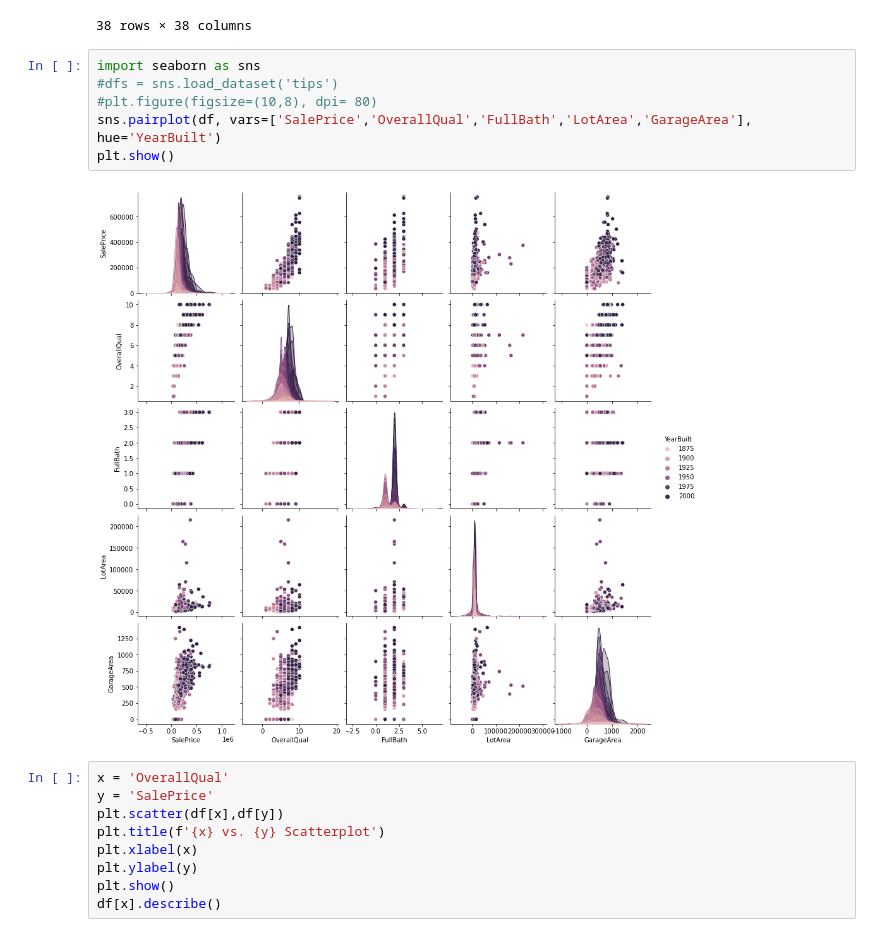
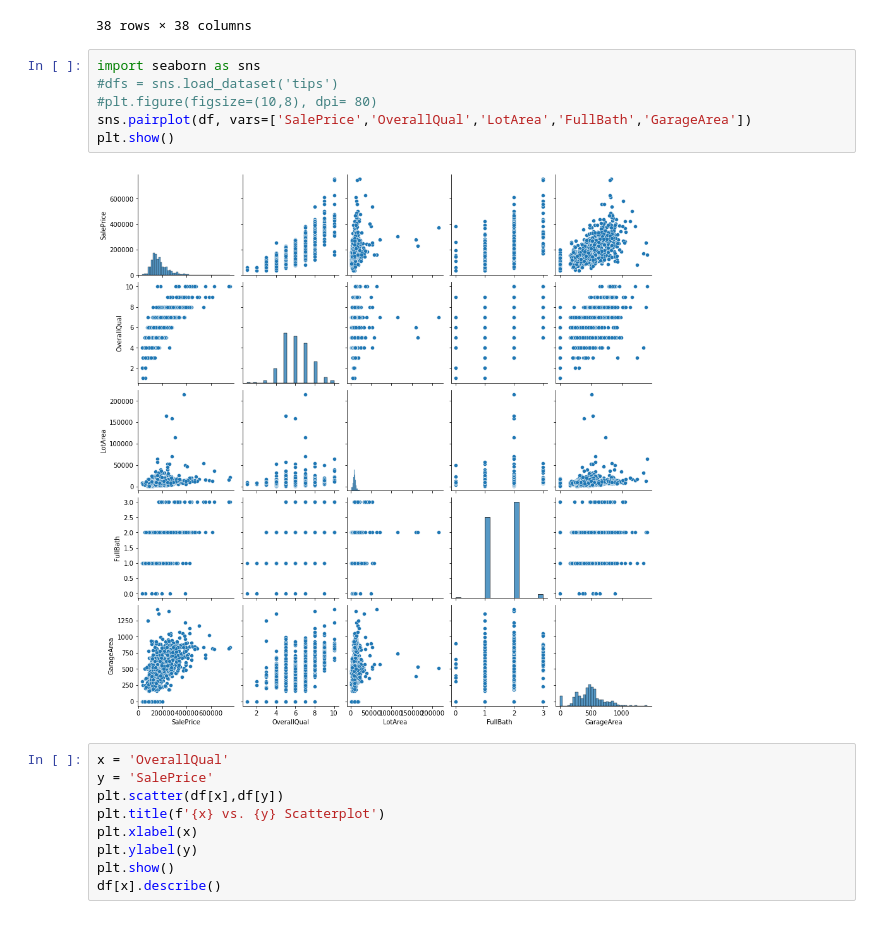
Before and after one commit to jflaher4/FA21_Exponent_Project, a Jupyter notebook: Data_Exploration/introduction.ipynb, the cells around one changed output. Drawn from its saved outputs; the diff is of its cells as text.

```diff
--- a/Data_Exploration/introduction.ipynb
+++ b/Data_Exploration/introduction.ipynb
@@ -63,11 +63,11 @@ df.corr()
 # %%
 import seaborn as sns
 #dfs = sns.load_dataset('tips')
 #plt.figure(figsize=(10,8), dpi= 80)
-sns.pairplot(df, vars=['SalePrice','OverallQual','FullBath','LotArea','GarageArea'], hue='YearBuilt')
+sns.pairplot(df, vars=['SalePrice','OverallQual','LotArea','FullBath','GarageArea'])
 plt.show()
 # %% [output]
-[figure, old version]
+[figure, new version]
 # %%
 x = 'OverallQual'
 y = 'SalePrice'
```
Also changed, not shown: parts of 1 cell of this notebook.
